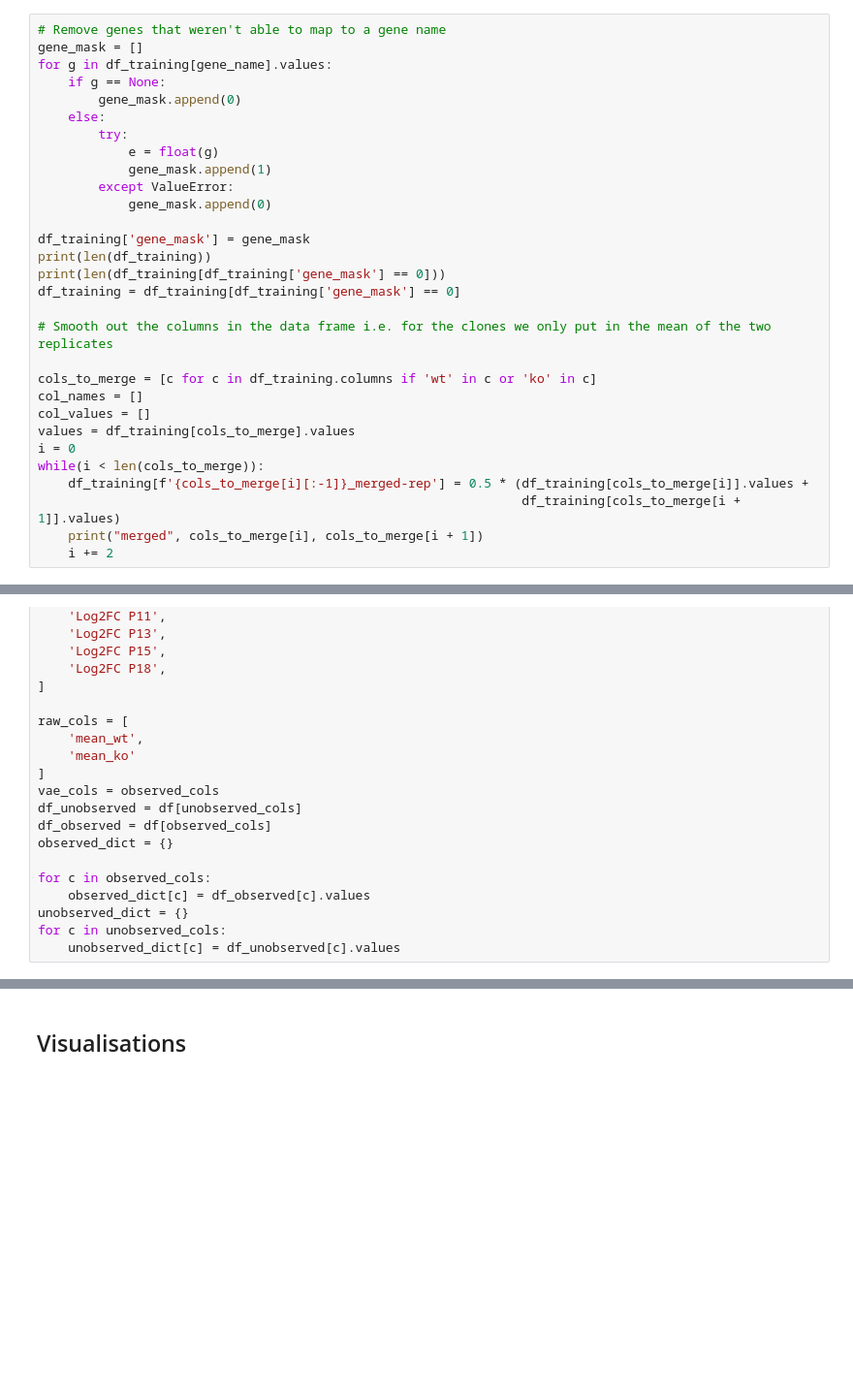
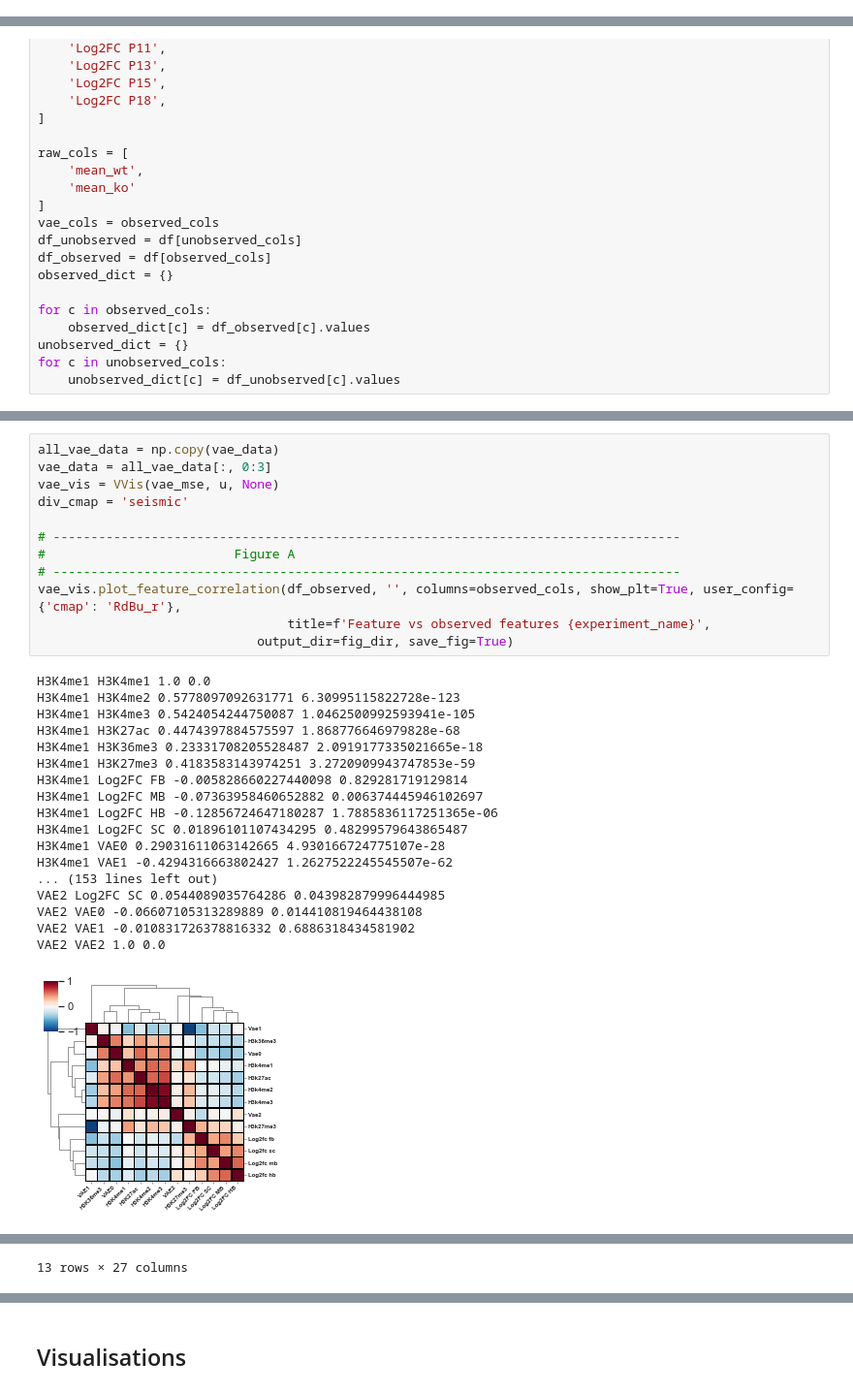
Before and after one commit to ArianeMora/mouseCNS_vae, a Jupyter notebook: reproducibility/3_nodes_consistent_genes/3_nodes_consistent_gene_APaxis_vae.ipynb, the cells around one changed output, grey strips where cells are left out. Shown at 97% size. Drawn from its saved outputs; the diff is of its cells as text; blank space fills up the shorter version.

```diff
--- a/reproducibility/3_nodes_consistent_genes/3_nodes_consistent_gene_APaxis_vae.ipynb
+++ b/reproducibility/3_nodes_consistent_genes/3_nodes_consistent_gene_APaxis_vae.ipynb
@@ -460,30 +324,0 @@ This used the output from differential analysis and also annotated histone marks
-# %%
-# Remove genes that weren't able to map to a gene name
-gene_mask = []
-for g in df_training[gene_name].values:
-    if g == None:
-        gene_mask.append(0)
-    else:
-        try:
-            e = float(g)
-            gene_mask.append(1)
-        except ValueError:
-            gene_mask.append(0)
-
-df_training['gene_mask'] = gene_mask
-print(len(df_training))
-print(len(df_training[df_training['gene_mask'] == 0]))
-df_training = df_training[df_training['gene_mask'] == 0]
-
-# Smooth out the columns in the data frame i.e. for the clones we only put in the mean of the two replicates
-
-cols_to_merge = [c for c in df_training.columns if 'wt' in c or 'ko' in c]
-col_names = []
-col_values = []
-values = df_training[cols_to_merge].values
-i = 0
-while(i < len(cols_to_merge)):
-    df_training[f'{cols_to_merge[i][:-1]}_merged-rep'] = 0.5 * (df_training[cols_to_merge[i]].values +
-                                                                df_training[cols_to_merge[i + 1]].values)
-    print("merged", cols_to_merge[i], cols_to_merge[i + 1])
-    i += 2
@@ -896,0 +1196,31 @@ sc_genes = ['Hoxd8', 'Hoxd9', 'Hoxd10', 'Hoxd11','Hoxa7', 'Hoxa9', 'Hoxa10',
+# %%
+all_vae_data = np.copy(vae_data)
+vae_data = all_vae_data[:, 0:3]
+vae_vis = VVis(vae_mse, u, None)
+div_cmap = 'seismic'
+
+# -----------------------------------------------------------------------------------
+#                         Figure A
+# -----------------------------------------------------------------------------------
+vae_vis.plot_feature_correlation(df_observed, '', columns=observed_cols, show_plt=True, user_config={'cmap': 'RdBu_r'},
+                                 title=f'Feature vs observed features {experiment_name}',
+                             output_dir=fig_dir, save_fig=True)
+# %% [output]
+H3K4me1 H3K4me1 1.0 0.0
+H3K4me1 H3K4me2 0.5778097092631771 6.30995115822728e-123
+H3K4me1 H3K4me3 0.5424054244750087 1.0462500992593941e-105
+H3K4me1 H3K27ac 0.4474397884575597 1.868776646979828e-68
+H3K4me1 H3K36me3 0.23331708205528487 2.0919177335021665e-18
+H3K4me1 H3K27me3 0.4183583143974251 3.2720909943747853e-59
+H3K4me1 Log2FC FB -0.005828660227440098 0.829281719129814
+H3K4me1 Log2FC MB -0.07363958460652882 0.006374445946102697
+H3K4me1 Log2FC HB -0.12856724647180287 1.7885836117251365e-06
+H3K4me1 Log2FC SC 0.01896101107434295 0.48299579643865487
+H3K4me1 VAE0 0.29031611063142665 4.930166724775107e-28
+H3K4me1 VAE1 -0.4294316663802427 1.2627522245545507e-62
+... (153 lines left out)
+VAE2 Log2FC SC 0.0544089035764286 0.043982879996444985
+VAE2 VAE0 -0.06607105313289889 0.014410819464438108
+VAE2 VAE1 -0.010831726378816332 0.6886318434581902
+VAE2 VAE2 1.0 0.0
+[figure, added]
@@ -896,0 +1241 @@ sc_genes = ['Hoxd8', 'Hoxd9', 'Hoxd10', 'Hoxd11','Hoxa7', 'Hoxa9', 'Hoxa10',
+13 rows × 27 columns
```
Also changed, not shown: parts of 89 cells of this notebook, 32 other files.
